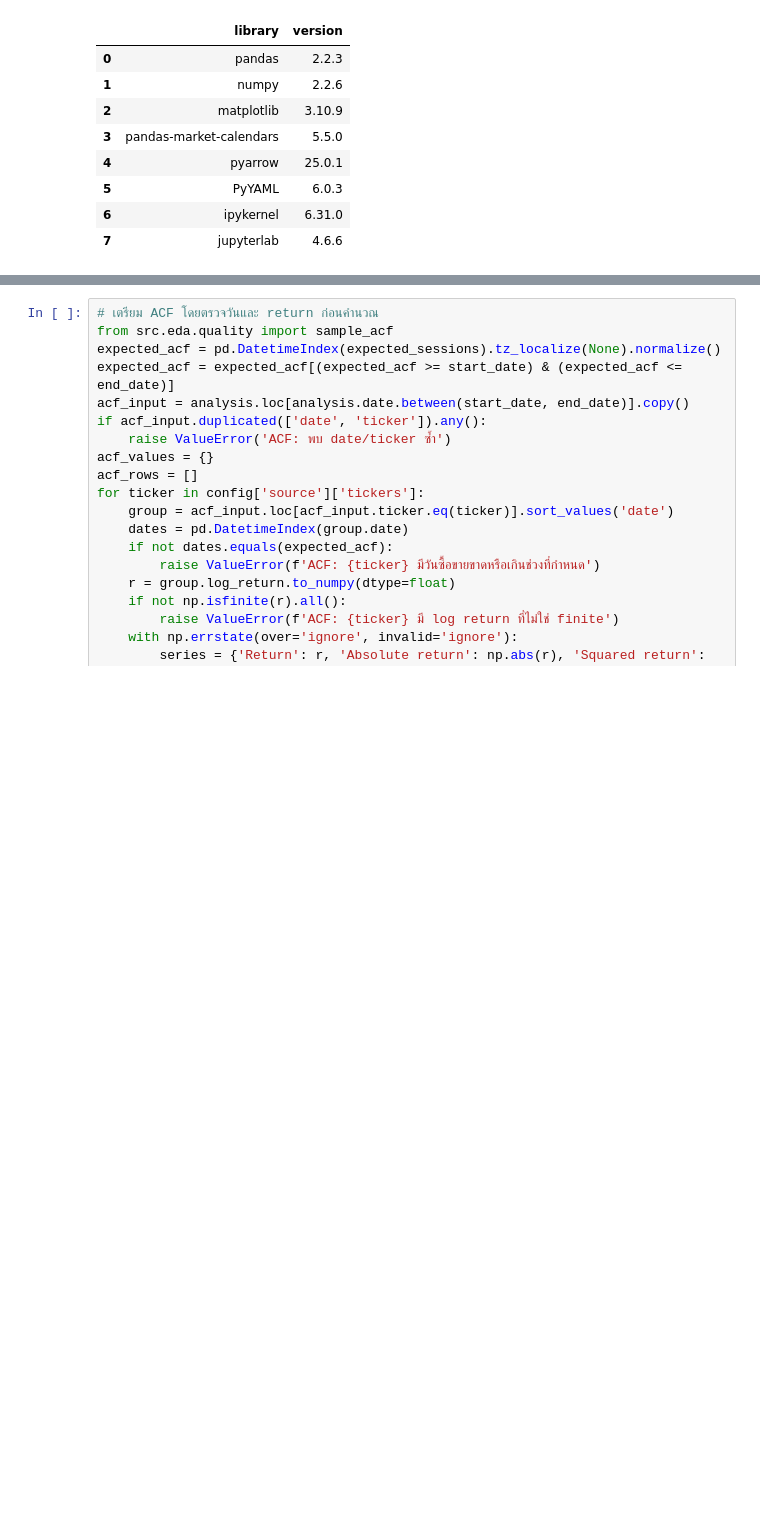
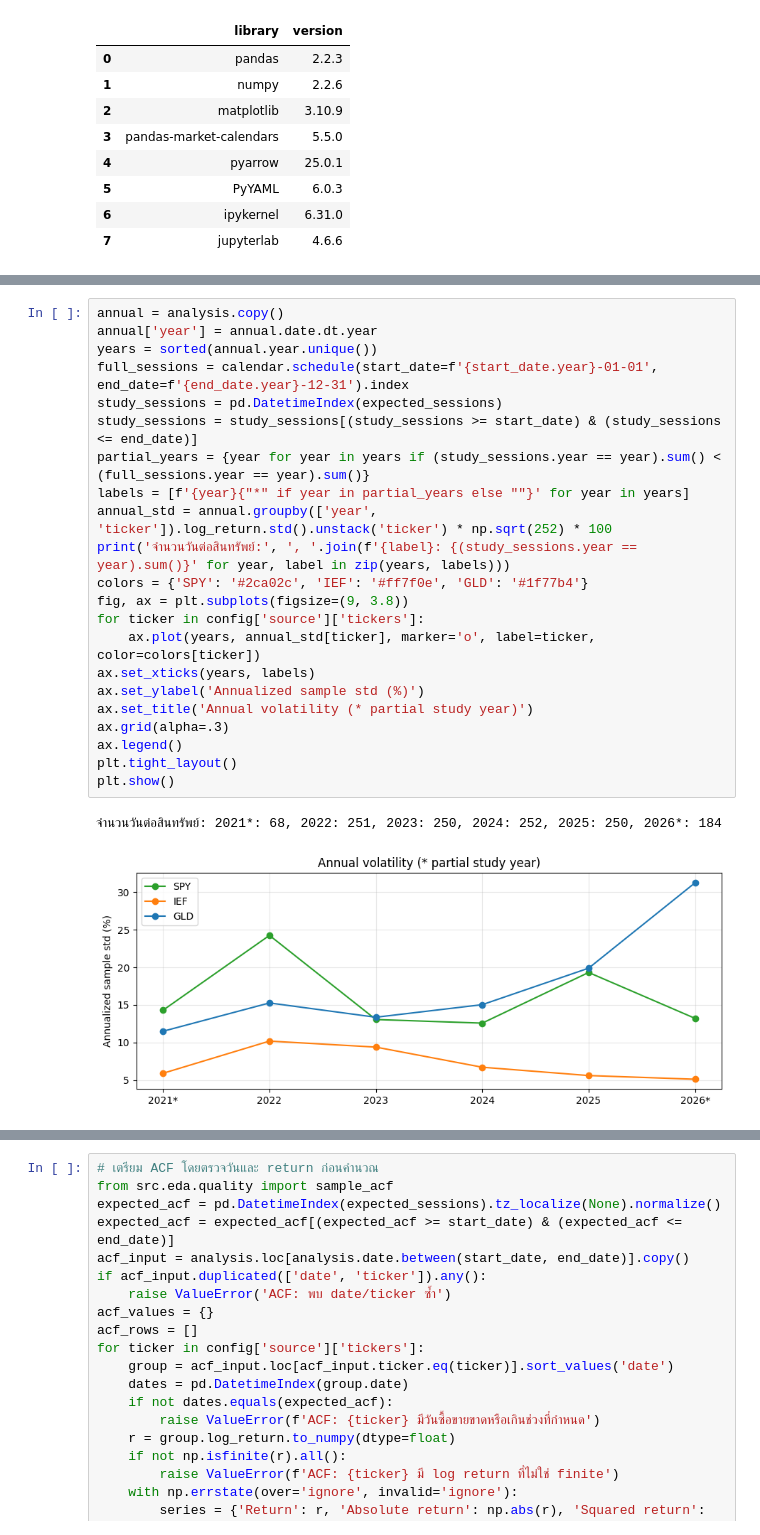
Before and after one commit to 01aptx01/datasci-and-dataen-project, a Jupyter notebook: notebooks/01_eda_market_prices.ipynb, the cells around one changed output, grey strips where cells are left out. Cells and saved outputs as stored; diff of their text form; blank space fills up the shorter version.

```diff
--- a/notebooks/01_eda_market_prices.ipynb
+++ b/notebooks/01_eda_market_prices.ipynb
@@ -852,0 +175,25 @@ RV20 ของวันติดกันใช้ return ร่วมกัน
+# %%
+annual = analysis.copy()
+annual['year'] = annual.date.dt.year
+years = sorted(annual.year.unique())
+full_sessions = calendar.schedule(start_date=f'{start_date.year}-01-01', end_date=f'{end_date.year}-12-31').index
+study_sessions = pd.DatetimeIndex(expected_sessions)
+study_sessions = study_sessions[(study_sessions >= start_date) & (study_sessions <= end_date)]
+partial_years = {year for year in years if (study_sessions.year == year).sum() < (full_sessions.year == year).sum()}
+labels = [f'{year}{"*" if year in partial_years else ""}' for year in years]
+annual_std = annual.groupby(['year', 'ticker']).log_return.std().unstack('ticker') * np.sqrt(252) * 100
+print('จำนวนวันต่อสินทรัพย์:', ', '.join(f'{label}: {(study_sessions.year == year).sum()}' for year, label in zip(years, labels)))
+colors = {'SPY': '#2ca02c', 'IEF': '#ff7f0e', 'GLD': '#1f77b4'}
+fig, ax = plt.subplots(figsize=(9, 3.8))
+for ticker in config['source']['tickers']:
+    ax.plot(years, annual_std[ticker], marker='o', label=ticker, color=colors[ticker])
+ax.set_xticks(years, labels)
+ax.set_ylabel('Annualized sample std (%)')
+ax.set_title('Annual volatility (* partial study year)')
+ax.grid(alpha=.3)
+ax.legend()
+plt.tight_layout()
+plt.show()
+# %% [output]
+จำนวนวันต่อสินทรัพย์: 2021*: 68, 2022: 251, 2023: 250, 2024: 252, 2025: 250, 2026*: 184
+[figure, added]
```
Also changed, not shown: parts of 68 cells of this notebook, 2 other files.
